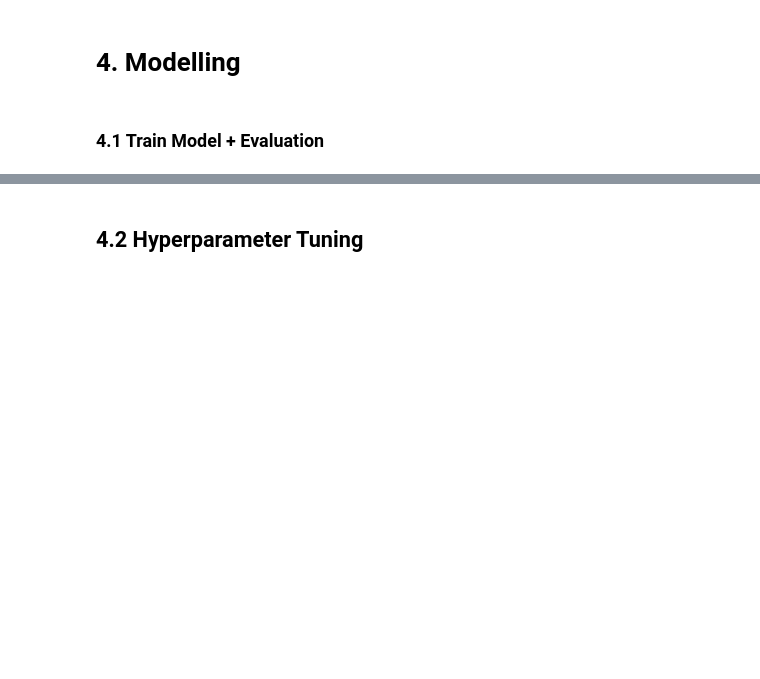
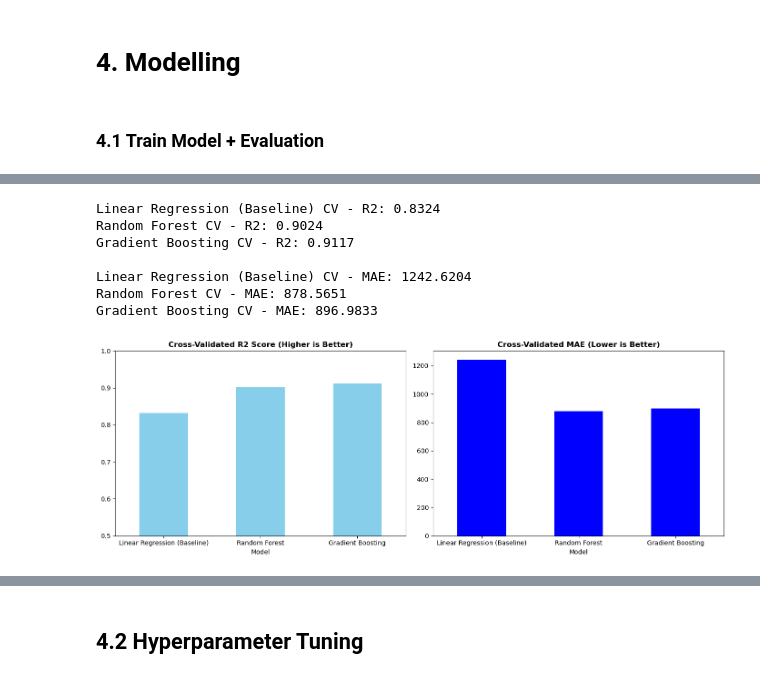
Before and after one commit to CommieDTP/MLDP2026-Used-Car-Price-Prediction, a Jupyter notebook: Car_Prices_Prediction_mldp.ipynb, the cells around one changed output, grey strips where cells are left out. Cells and saved outputs as stored; diff of their text form; code cells hidden in the pictures; blank space fills up the shorter version.

Commit message:
Version 3 - Model Training + Selection
Trained models with the 2 new feature engineered columns. Selected most optimal model (GBR)

```diff
--- a/Car_Prices_Prediction_mldp.ipynb
+++ b/Car_Prices_Prediction_mldp.ipynb
@@ -630,0 +718,66 @@ Features shape after encoding: (2264, 238)
+# %%
+# Run 5-fold cross validation on the training data
+
+# Calculate Mean of R2 Scores (GBR,RFR,LINR)
+
+# Gradient Boosting
+cv_score_r2_gbr = cross_val_score(gbr, X_train_scaled, y_train, cv=5, scoring='r2').mean()
+# Random Forest
+cv_score_r2_rfr = cross_val_score(rfr, X_train_scaled, y_train, cv=5, scoring='r2').mean()
+# Linear Regression (Baseline)
+cv_score_r2_linr = cross_val_score(linr, X_train_scaled, y_train, cv=5, scoring='r2').mean()
+
+print(f"Linear Regression (Baseline) CV - R2: {cv_score_r2_linr:.4f}")
+print(f"Random Forest CV - R2: {cv_score_r2_rfr:.4f}")
+print(f"Gradient Boosting CV - R2: {cv_score_r2_gbr:.4f}\n")
+
+# Calculate Mean of MAE Scores (GBR,RFR,LINR)
+## scikit-learn outputs negative values for MAE CV, multiply by -1 to convert negative values to actual positive values
+
+# Gradient Boosting
+cv_score_mae_gbr = cross_val_score(gbr, X_train_scaled, y_train, cv=5, scoring='neg_mean_absolute_error').mean()
+# Random Forest
+cv_score_mae_rfr = cross_val_score(rfr, X_train_scaled, y_train, cv=5, scoring='neg_mean_absolute_error').mean()
+# Linear Regression (Baseline)
+cv_score_mae_linr = cross_val_score(linr, X_train_scaled, y_train, cv=5, scoring='neg_mean_absolute_error').mean()
+
+print(f"Linear Regression (Baseline) CV - MAE: {abs(cv_score_mae_linr):.4f}")
+print(f"Random Forest CV - MAE: {abs(cv_score_mae_rfr):.4f}")
+print(f"Gradient Boosting CV - MAE: {abs(cv_score_mae_gbr):.4f}\n")
+
+## Graph
+# DataFrame that contains all scores (MAE, R2)
+results_df = pd.DataFrame({
+    'Model': ['Linear Regression (Baseline)', 'Random Forest', 'Gradient Boosting'],
+    'R2 Score': [cv_score_r2_linr, cv_score_r2_rfr, cv_score_r2_gbr],
+    'MAE (£)': [abs(cv_score_mae_linr), abs(cv_score_mae_rfr), abs(cv_score_mae_gbr)] # Absolute value to turn negative scikit-learn MAE outputs to positive
+})
+
+# Set the Model column as the index so it automatically becomes the X-axis
+results_df.set_index('Model', inplace=True)
+
+# 2 different charts - MAE CV, R2 CV (Side by side for comparison)
+fig, (ax1, ax2) = plt.subplots(nrows=1, ncols=2, figsize=(14, 5))
+
+# Chart 1: R2 Score
+results_df['R2 Score'].plot(kind='bar', ax=ax1, color='skyblue')
+ax1.set_title('Cross-Validated R2 Score (Higher is Better)', fontweight='bold')
+ax1.set_ylim(0.5, 1.0) # Limit y-axis to display 50% - 100% to zoom in on high scoring differences
+ax1.tick_params(axis='x', rotation=0) # Keeps text horizontal
+
+# Chart 2: MAE
+results_df['MAE (£)'].plot(kind='bar', ax=ax2, color='blue')
+ax2.set_title('Cross-Validated MAE (Lower is Better)', fontweight='bold')
+ax2.tick_params(axis='x', rotation=0)
+
+plt.tight_layout()
+plt.show()
+# %% [output]
+Linear Regression (Baseline) CV - R2: 0.8324
+Random Forest CV - R2: 0.9024
+Gradient Boosting CV - R2: 0.9117
+
+Linear Regression (Baseline) CV - MAE: 1242.6204
+Random Forest CV - MAE: 878.5651
+Gradient Boosting CV - MAE: 896.9833
+[figure, added]
```
Also changed, not shown: parts of 5 cells of this notebook.
